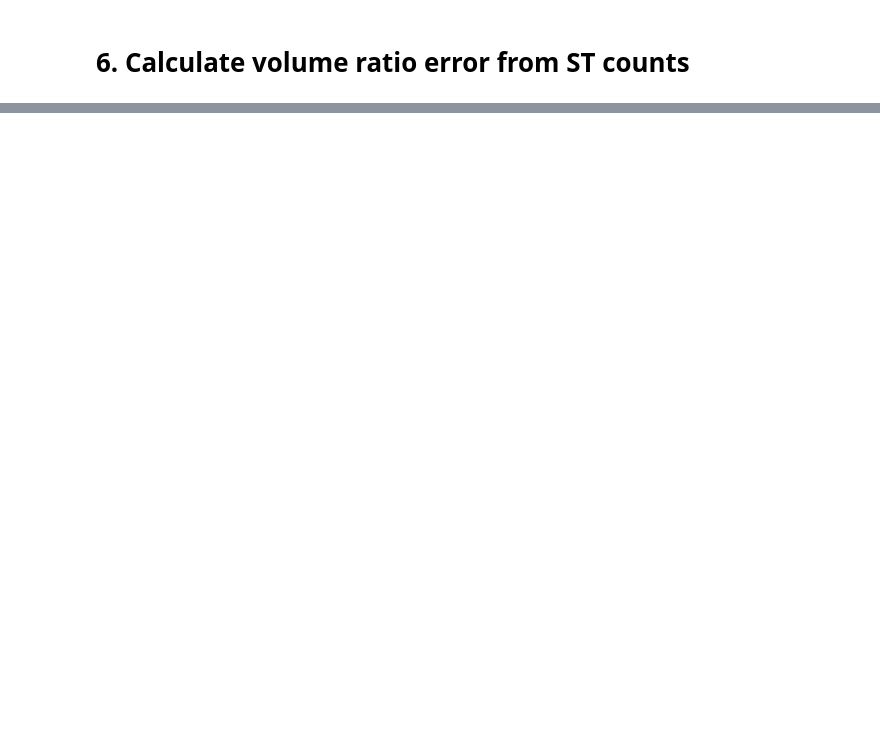
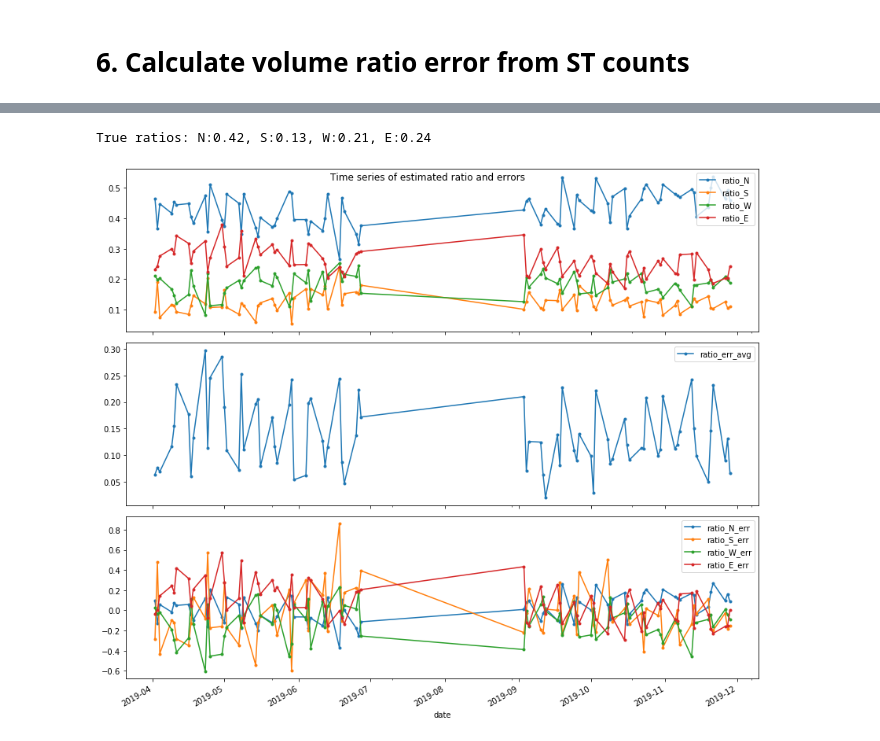
Before and after one commit to mz-zarei/ped-vol-disagg-project, a Jupyter notebook: ped_vol_disagg.ipynb, the cells around one changed output, grey strips where cells are left out. Cells and saved outputs as stored; diff of their text form; code cells hidden in the pictures; blank space fills up the shorter version.

```diff
--- a/ped_vol_disagg.ipynb
+++ b/ped_vol_disagg.ipynb
@@ -227,0 +282,33 @@ plt.show()
+# %%
+def plot_ts_ratio_err(df_int_d_valid, df_int):
+    # Plotting the time series of estimated ratio for each crossing
+    fig, axs = plt.subplots(3,1, figsize=(12, 10), sharex=True)
+    fig.suptitle('Time series of estimated ratio and errors')
+
+    # calculate true ratios
+    _, ratio_N_true, ratio_S_true, ratio_W_true, ratio_E_true = get_true_ratio(df_int)
+    print(f'True ratios: N:{ratio_N_true:.{2}f}, S:{ratio_S_true:.{2}f}, W:{ratio_W_true:.{2}f}, E:{ratio_E_true:.{2}f}')
+
+    df_int_d_valid.ratio_N.plot(ax=axs[0], style='.-')
+    df_int_d_valid.ratio_S.plot(ax=axs[0], style='.-')
+    df_int_d_valid.ratio_W.plot(ax=axs[0], style='.-')
+    df_int_d_valid.ratio_E.plot(ax=axs[0], style='.-')
+
+    df_int_d_valid.ratio_err_avg.plot(ax=axs[1], style='.-')
+
+    df_int_d_valid.ratio_N_err.plot(ax=axs[2], style='.-')
+    df_int_d_valid.ratio_S_err.plot(ax=axs[2], style='.-')
+    df_int_d_valid.ratio_W_err.plot(ax=axs[2], style='.-')
+    df_int_d_valid.ratio_E_err.plot(ax=axs[2], style='.-')
+
+    axs[0].legend(loc='upper right')
+    axs[1].legend(loc='upper right')
+    axs[2].legend(loc='upper right')
+
+    plt.tight_layout()
+    plt.show()
+
+plot_ts_ratio_err(df_int_d_valid, df_int)
+# %% [output]
+True ratios: N:0.42, S:0.13, W:0.21, E:0.24
+[figure, added]
```
Also changed, not shown: parts of 12 cells of this notebook, 3 other files.
